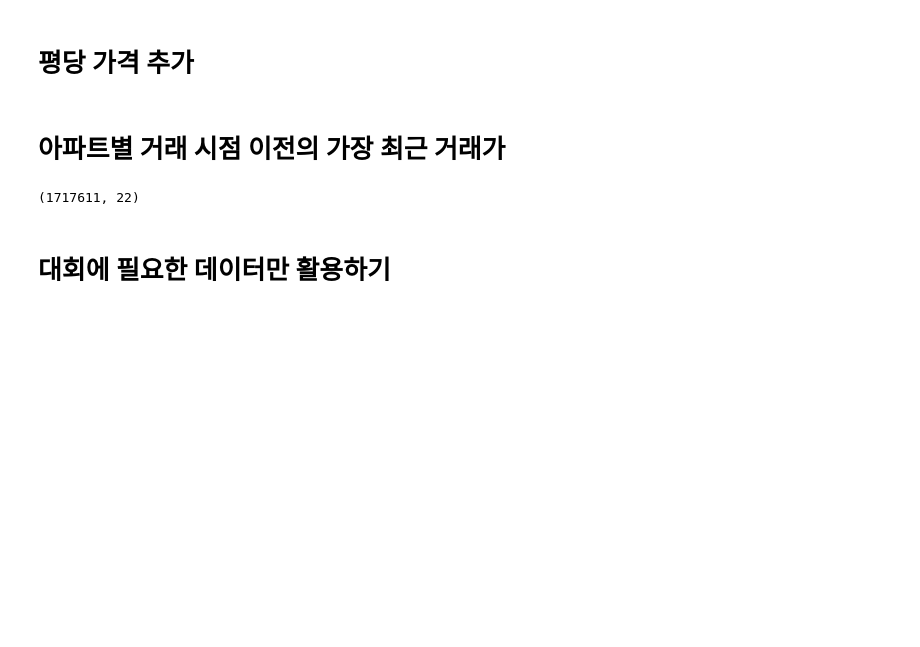
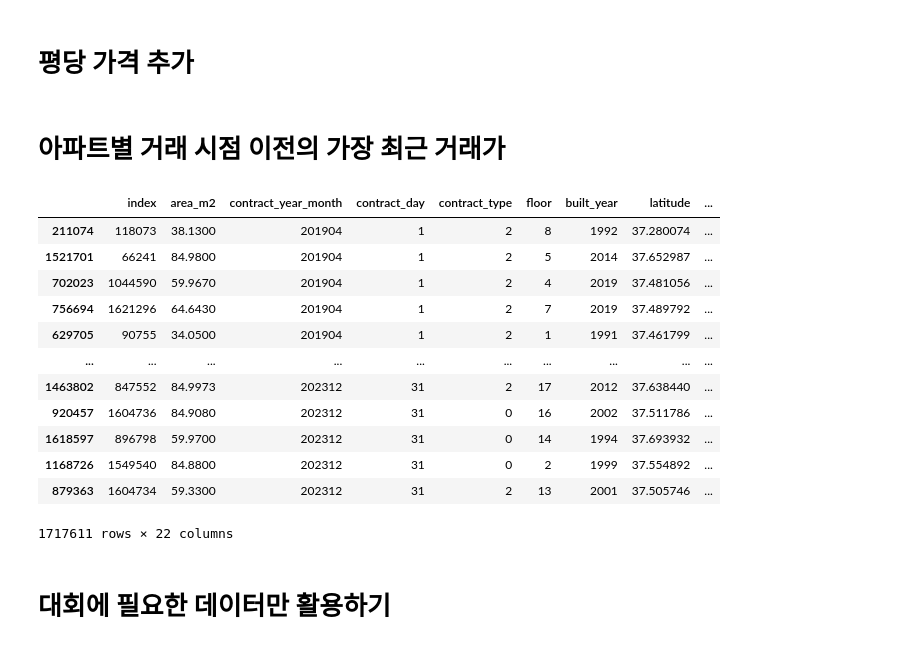
Before and after one commit to boostcampaitech7/level2-competitiveds-recsys-09, a Jupyter notebook: notebooks/clustering.ipynb, the cells around one changed output. Saved outputs shown, nothing was run; the diff lists cells and outputs as text; code cells hidden in the pictures; blank space fills up the shorter version.

```diff
--- a/notebooks/clustering.ipynb
+++ b/notebooks/clustering.ipynb
@@ -136,8 +136,23 @@ train_data = train_data.groupby(['latitude', 'longitude']).apply(get_previous_va
 # %%
 # 결측치는 -999로 채우기
 train_data.fillna(-999, inplace=True)
+train_data.sort_values(by="contract_year_month_day", inplace=True)
-# %% [output]
-(1717611, 22)
+# %%
+train_data
+# %% [output]
+|  | index | area_m2 | contract_year_month | contract_day | contract_type | floor | built_year | latitude | ... |
+| 211074 | 118073 | 38.1300 | 201904 | 1 | 2 | 8 | 1992 | 37.280074 | ... |
+| 1521701 | 66241 | 84.9800 | 201904 | 1 | 2 | 5 | 2014 | 37.652987 | ... |
+| 702023 | 1044590 | 59.9670 | 201904 | 1 | 2 | 4 | 2019 | 37.481056 | ... |
+| 756694 | 1621296 | 64.6430 | 201904 | 1 | 2 | 7 | 2019 | 37.489792 | ... |
+| 629705 | 90755 | 34.0500 | 201904 | 1 | 2 | 1 | 1991 | 37.461799 | ... |
+| ... | ... | ... | ... | ... | ... | ... | ... | ... | ... |
+| 1463802 | 847552 | 84.9973 | 202312 | 31 | 2 | 17 | 2012 | 37.638440 | ... |
+| 920457 | 1604736 | 84.9080 | 202312 | 31 | 0 | 16 | 2002 | 37.511786 | ... |
+| 1618597 | 896798 | 59.9700 | 202312 | 31 | 0 | 14 | 1994 | 37.693932 | ... |
+| 1168726 | 1549540 | 84.8800 | 202312 | 31 | 0 | 2 | 1999 | 37.554892 | ... |
+| 879363 | 1604734 | 59.3300 | 202312 | 31 | 2 | 13 | 2001 | 37.505746 | ... |
+1717611 rows × 22 columns
 # %% [markdown]
 # 대회에 필요한 데이터만 활용하기
 # %%
```
Also changed, not shown: parts of 6 cells of this notebook.
